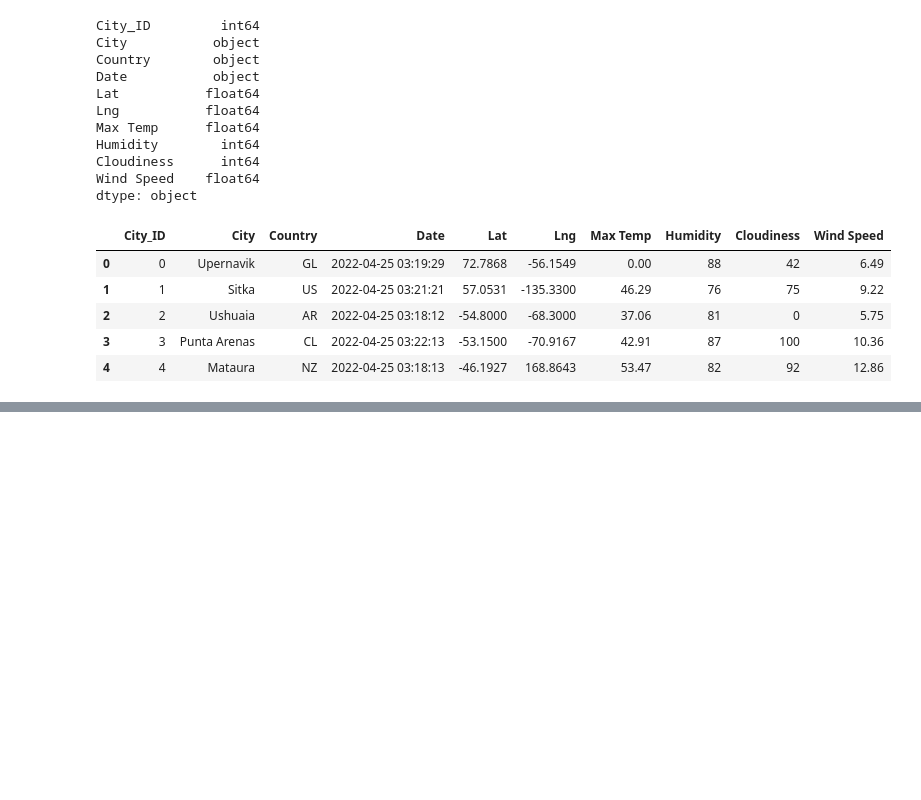
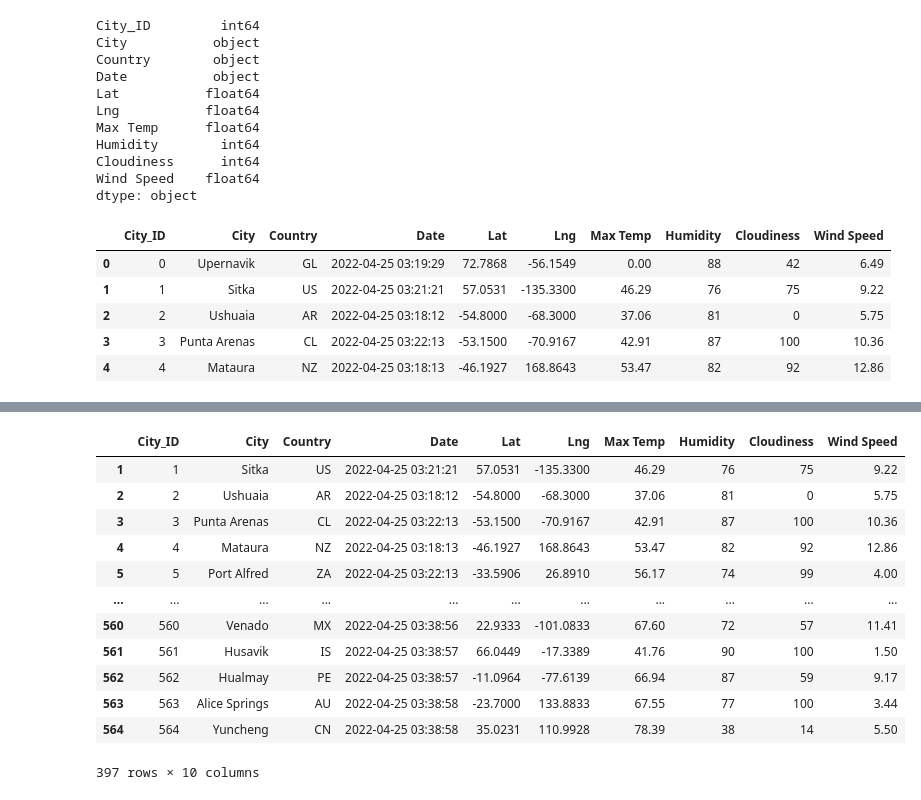
Before and after one commit to m-miley/World_Weather_Analysis, a Jupyter notebook: VacationPy.ipynb, the cells around one changed output, grey strips where cells are left out. Saved outputs shown, nothing was run; the diff lists cells and outputs as text; code cells hidden in the pictures; blank space fills up the shorter version.

```diff
--- a/VacationPy.ipynb
+++ b/VacationPy.ipynb
@@ -158,4 +158,20 @@ Wind Speed    138
 dtype: int64
+# %%
+preferred_cities_dferred_cities_dferred_cities_df.dropna()
+# %% [output]
+|  | City_ID | City | Country | Date | Lat | Lng | Max Temp | Humidity | Cloudiness | Wind Speed |
+| 1 | 1 | Sitka | US | 2022-04-25 03:21:21 | 57.0531 | -135.3300 | 46.29 | 76 | 75 | 9.22 |
+| 2 | 2 | Ushuaia | AR | 2022-04-25 03:18:12 | -54.8000 | -68.3000 | 37.06 | 81 | 0 | 5.75 |
+| 3 | 3 | Punta Arenas | CL | 2022-04-25 03:22:13 | -53.1500 | -70.9167 | 42.91 | 87 | 100 | 10.36 |
+| 4 | 4 | Mataura | NZ | 2022-04-25 03:18:13 | -46.1927 | 168.8643 | 53.47 | 82 | 92 | 12.86 |
+| 5 | 5 | Port Alfred | ZA | 2022-04-25 03:22:13 | -33.5906 | 26.8910 | 56.17 | 74 | 99 | 4.00 |
+| ... | ... | ... | ... | ... | ... | ... | ... | ... | ... | ... |
+| 560 | 560 | Venado | MX | 2022-04-25 03:38:56 | 22.9333 | -101.0833 | 67.60 | 72 | 57 | 11.41 |
+| 561 | 561 | Husavik | IS | 2022-04-25 03:38:57 | 66.0449 | -17.3389 | 41.76 | 90 | 100 | 1.50 |
+| 562 | 562 | Hualmay | PE | 2022-04-25 03:38:57 | -11.0964 | -77.6139 | 66.94 | 87 | 59 | 9.17 |
+| 563 | 563 | Alice Springs | AU | 2022-04-25 03:38:58 | -23.7000 | 133.8833 | 67.55 | 77 | 100 | 3.44 |
+| 564 | 564 | Yuncheng | CN | 2022-04-25 03:38:58 | 35.0231 | 110.9928 | 78.39 | 38 | 14 | 5.50 |
+397 rows × 10 columns
 # %%
 # Create a DataFrame called hotel_df to store hotel names along with city, country, max temp, and coordinates
 hotel_df = preferred_cities_df[['City', 'Country', 'Max Temp', 'Lat', 'Lng']].copy()
```
Also changed, not shown: parts of 11 cells of this notebook, 9 other files.
